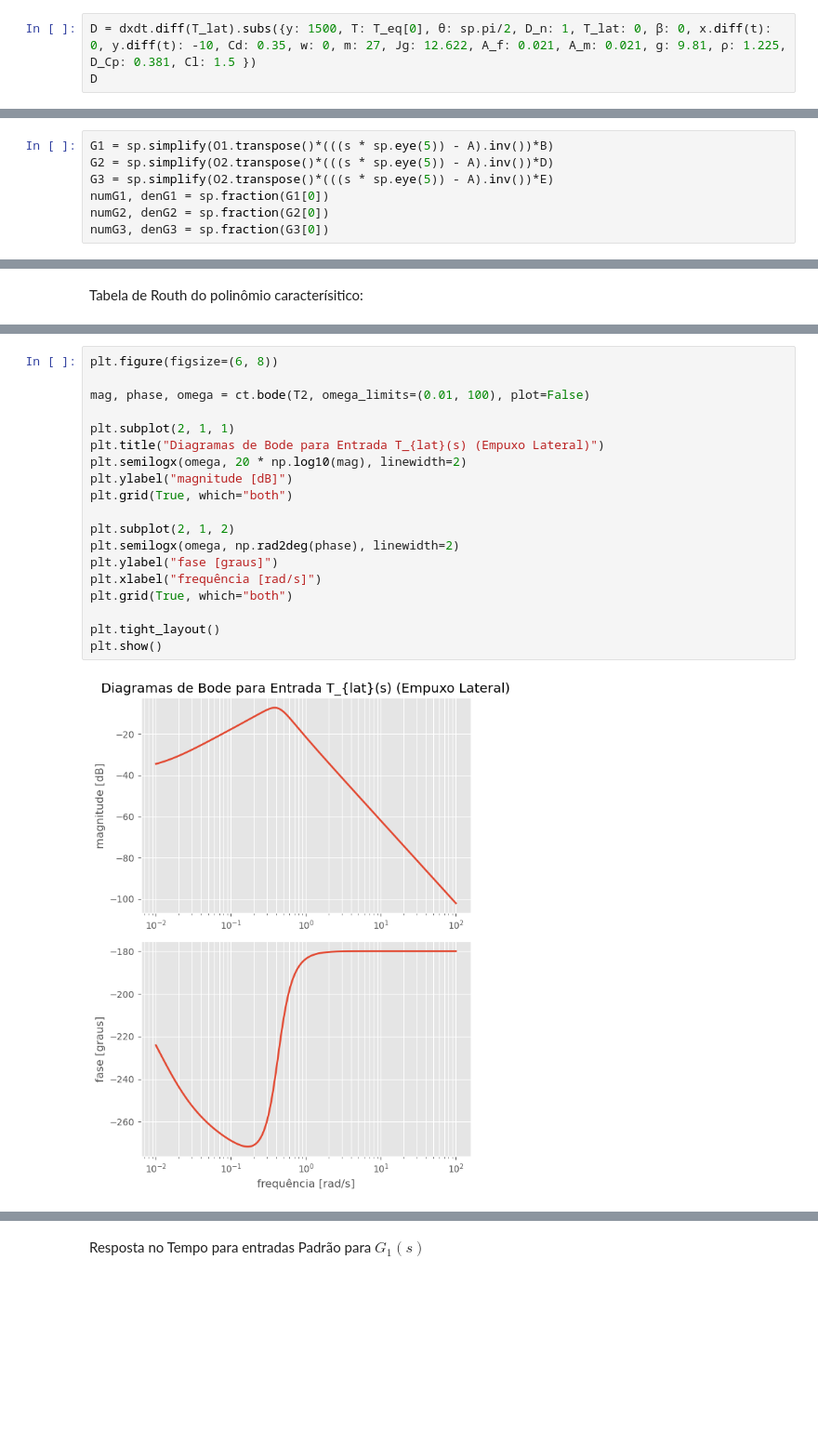
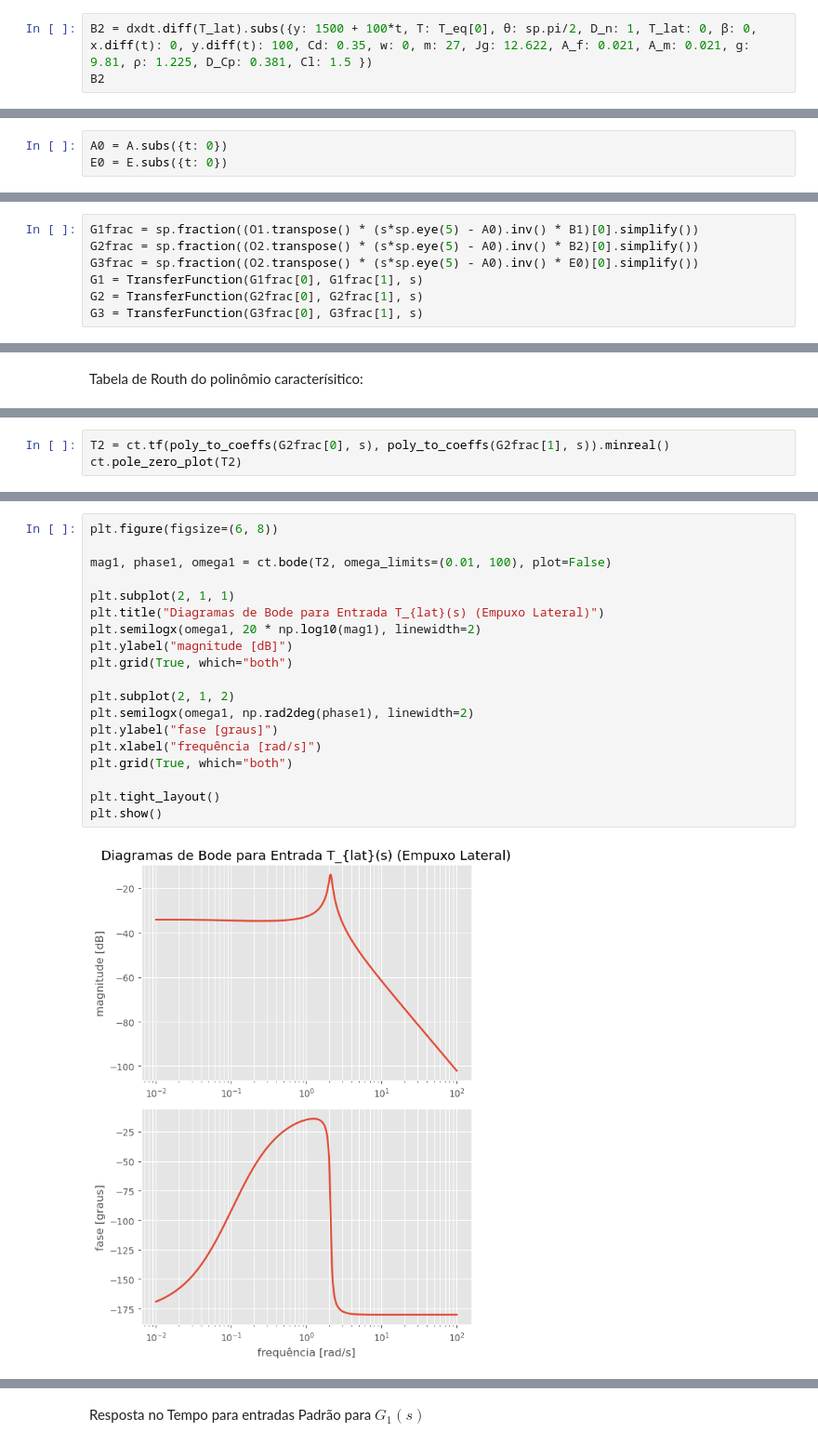
Before and after one commit to felipehmsantos/3-DOF-Rocket-Model, a Jupyter notebook: 3DOF-Rocket_Model.ipynb, the cells around one changed output, grey strips where cells are left out. Shown at 93% size. Drawn from its saved outputs; the diff is of its cells as text; blank space fills up the shorter version.

```diff
--- a/3DOF-Rocket_Model.ipynb
+++ b/3DOF-Rocket_Model.ipynb
@@ -155,8 +150,8 @@ B
 # %% [output]
 $\displaystyle \left[\begin{matrix}0\\0\\0\\\frac{1}{27}\\0\end{matrix}\right]$
 # %%
-D = dxdt.diff(T_lat).subs({y: 1500, T: T_eq[0], θ: sp.pi/2, D_n: 1, T_lat: 0, β: 0, x.diff(t): 0, y.diff(t): -10, Cd: 0.35, w: 0, m: 27, Jg: 12.622, A_f: 0.021, A_m: 0.021, g: 9.81, ρ: 1.225, D_Cp: 0.381, Cl: 1.5 })
-D
+B2 = dxdt.diff(T_lat).subs({y: 1500 + 100*t, T: T_eq[0], θ: sp.pi/2, D_n: 1, T_lat: 0, β: 0, x.diff(t): 0, y.diff(t): 100, Cd: 0.35, w: 0, m: 27, Jg: 12.622, A_f: 0.021, A_m: 0.021, g: 9.81, ρ: 1.225, D_Cp: 0.381, Cl: 1.5 })
+B2
 # %% [output]
 $\displaystyle \left[\begin{matrix}0\\0\\- \frac{1}{27}\\0\\0.0792267469497702\end{matrix}\right]$
 # %%
@@ -166,0 +173,3 @@ $\displaystyle \left[\begin{matrix}0\\0\\-0.00761214807965823\\0\\-0.00620394290
+# %%
+A0 = A.subs({t: 0})
+E0 = E.subs({t: 0})
@@ -179,7 +227,7 @@ O2 = sp.Matrix([[0],[1],[0],[0],[0]])
 # %%
-G1 = sp.simplify(O1.transpose()*(((s * sp.eye(5)) - A).inv())*B)
-G2 = sp.simplify(O2.transpose()*(((s * sp.eye(5)) - A).inv())*D)
-G3 = sp.simplify(O2.transpose()*(((s * sp.eye(5)) - A).inv())*E)
-numG1, denG1 = sp.fraction(G1[0])
-numG2, denG2 = sp.fraction(G2[0])
-numG3, denG3 = sp.fraction(G3[0])
+G1frac = sp.fraction((O1.transpose() * (s*sp.eye(5) - A0).inv() * B1)[0].simplify())
+G2frac = sp.fraction((O2.transpose() * (s*sp.eye(5) - A0).inv() * B2)[0].simplify())
+G3frac = sp.fraction((O2.transpose() * (s*sp.eye(5) - A0).inv() * E0)[0].simplify())
+G1 = TransferFunction(G1frac[0], G1frac[1], s)
+G2 = TransferFunction(G2frac[0], G2frac[1], s)
+G3 = TransferFunction(G3frac[0], G3frac[1], s)
@@ -289,0 +291,3 @@ Outputs (1): ['y[0]']
+# %%
+T2 = ct.tf(poly_to_coeffs(G2frac[0], s), poly_to_coeffs(G2frac[1], s)).minreal()
+ct.pole_zero_plot(T2)
@@ -314,24 +327,24 @@ plt.show()
 # %%
 plt.figure(figsize=(6, 8))
 
-mag, phase, omega = ct.bode(T2, omega_limits=(0.01, 100), plot=False)
+mag1, phase1, omega1 = ct.bode(T2, omega_limits=(0.01, 100), plot=False)
 
 plt.subplot(2, 1, 1)
 plt.title("Diagramas de Bode para Entrada T_{lat}(s) (Empuxo Lateral)")
-plt.semilogx(omega, 20 * np.log10(mag), linewidth=2)
+plt.semilogx(omega1, 20 * np.log10(mag1), linewidth=2)
 plt.ylabel("magnitude [dB]")
 plt.grid(True, which="both")
 
 plt.subplot(2, 1, 2)
-plt.semilogx(omega, np.rad2deg(phase), linewidth=2)
+plt.semilogx(omega1, np.rad2deg(phase1), linewidth=2)
 plt.ylabel("fase [graus]")
 plt.xlabel("frequência [rad/s]")
 plt.grid(True, which="both")
 
 plt.tight_layout()
 plt.show()
 # %% [output]
-[figure, old version]
+[figure, new version]
 # %%
 plt.figure(figsize=(6, 8))
 
```
Also changed, not shown: parts of 92 cells of this notebook.
